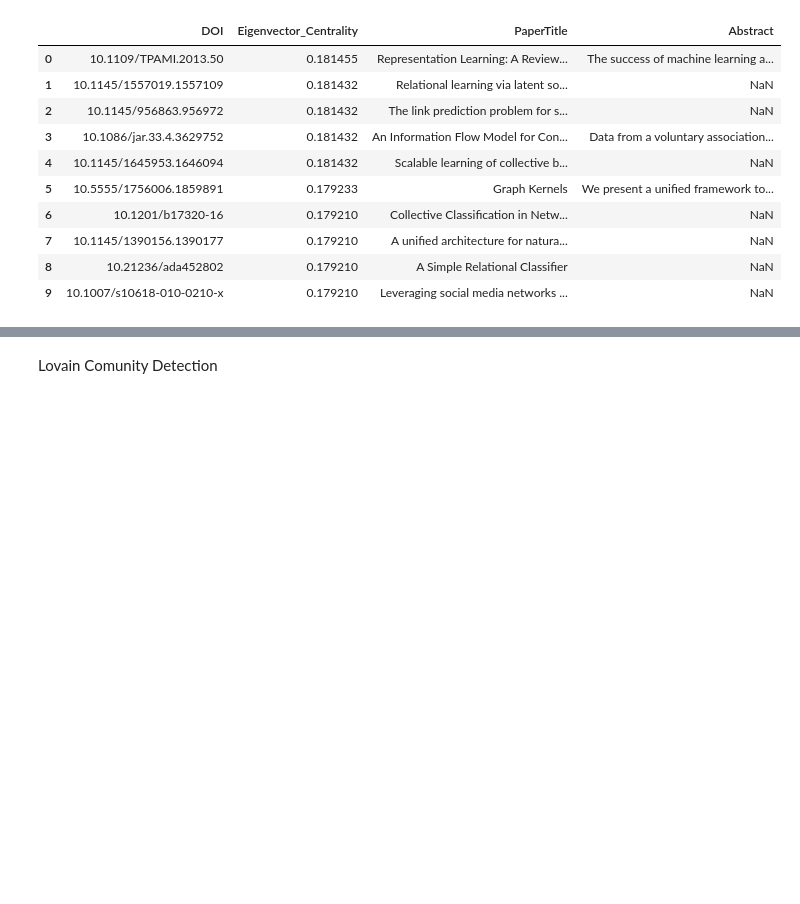
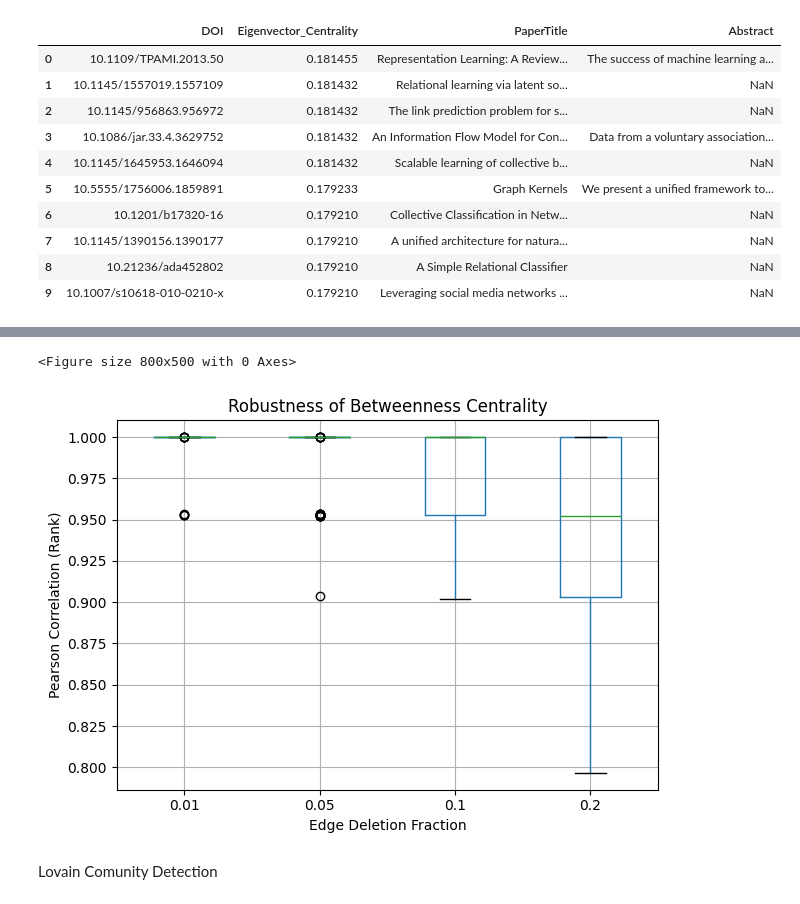
Before and after one commit to Thenuja-S/Graph-Theoretic-Research-Project, a Jupyter notebook: scripts/GenerateNetowrkX_Graph.ipynb, the cells around one changed output, grey strips where cells are left out. Cells and saved outputs as stored; diff of their text form; code cells hidden in the pictures; blank space fills up the shorter version.

```diff
--- a/scripts/GenerateNetowrkX_Graph.ipynb
+++ b/scripts/GenerateNetowrkX_Graph.ipynb
@@ -347,3 +369,68 @@ plt.show()
+# %%
+# Pearson Correlation in Betweenness Centrality (Approx, large graph)
+delete_fractions = [0.01, 0.05, 0.10, 0.20]
+num_repeats = 100
+
+RANDOM_SEED = 42
+rng = random.Random(RANDOM_SEED)
+
+K_SAMPLES = 300  # increase for accuracy, decrease for speed
+
+# Baseline betweenness (approx)
+bet_orig = nx.betweenness_centrality(
+    G_original, k=K_SAMPLES, normalized=True, endpoints=False, seed=RANDOM_SEED
+)
+bet_orig_rank = pd.Series(bet_orig).rank(method="min")
+
+# Precompute edges list once
+edges_list = list(G_original.edges())
+m = len(edges_list)
+
+results = []
+for frac in delete_fractions:
+    num_edges_remove = int(frac * m)
+
+    for run in range(num_repeats):
+        G_temp = G_original.copy()
+
+        # reproducible + fast sampling
+        removed_edges = rng.sample(edges_list, num_edges_remove)
+        G_temp.remove_edges_from(removed_edges)
+
+        try:
+            # Keep seed fixed to reduce approximation noise across runs
+            bet_temp = nx.betweenness_centrality(
+                G_temp, k=K_SAMPLES, normalized=True, endpoints=False, seed=RANDOM_SEED
+            )
+
+            bet_temp_rank = pd.Series(bet_temp).reindex(bet_orig_rank.index).rank(method="min")
+
+            valid = bet_orig_rank.notna() & bet_temp_rank.notna()
+            corr = pearsonr(bet_orig_rank[valid], bet_temp_rank[valid])[0] if valid.sum() >= 2 else np.nan
+
+        except Exception:
+            corr = np.nan
+
+        results.append({
+            "Fraction_Removed": frac,
+            "Run": run,
+            "Pearson_Correlation": corr
+        })
+
+results_df = pd.DataFrame(results)
+
+plt.figure(figsize=(8, 5))
+results_df.boxplot(column="Pearson_Correlation", by="Fraction_Removed")
+plt.title("Robustness of Betweenness Centrality")
+plt.suptitle("")
+plt.xlabel("Edge Deletion Fraction")
+plt.ylabel("Pearson Correlation (Rank)")
+plt.grid(True)
+plt.tight_layout()
+plt.show()
+# %% [output]
+<Figure size 800x500 with 0 Axes>
+[figure, added]
 # %% [markdown]
 Lovain Comunity Detection
 # %%
```
Also changed, not shown: parts of 9 cells of this notebook.
